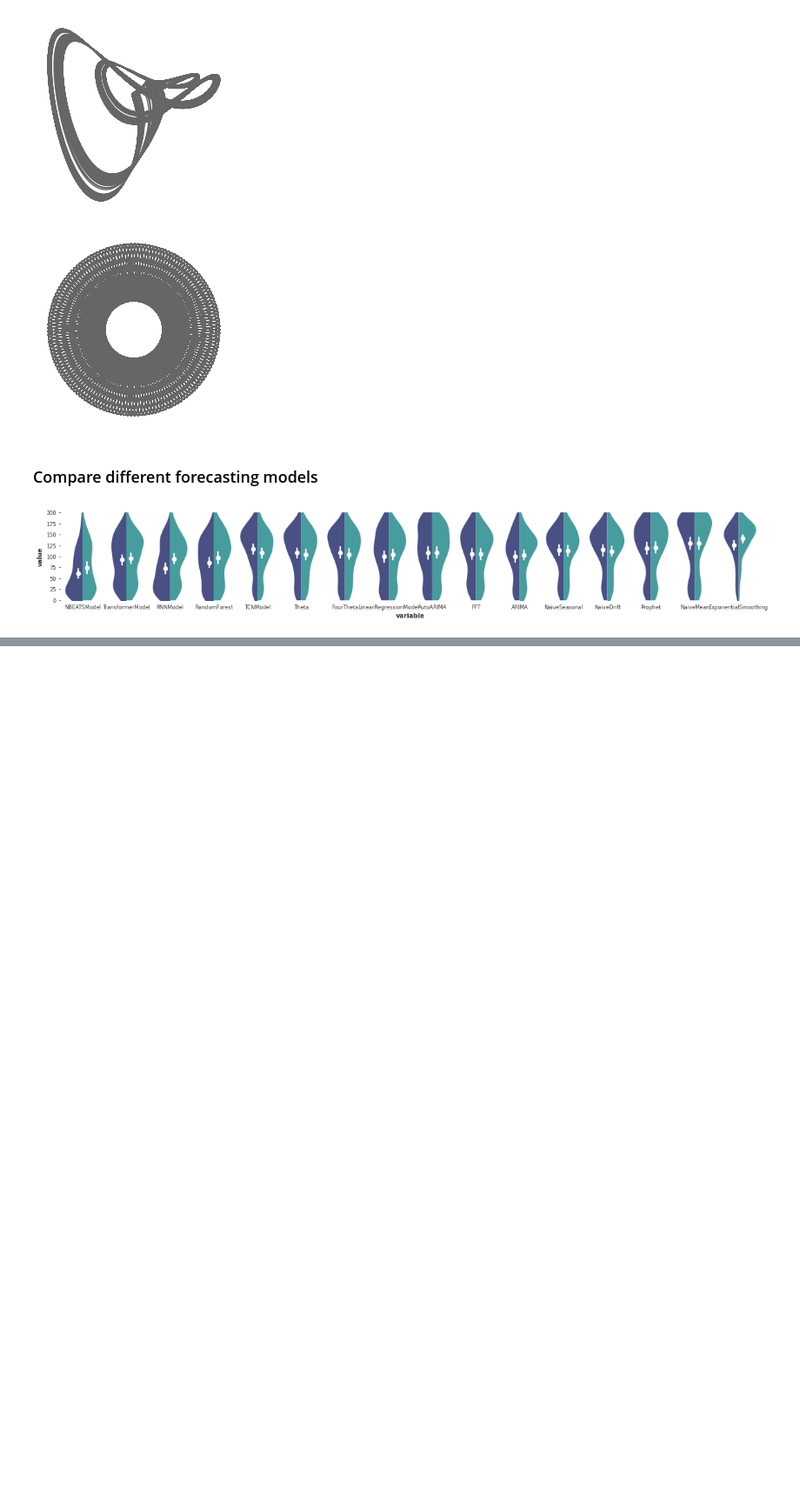
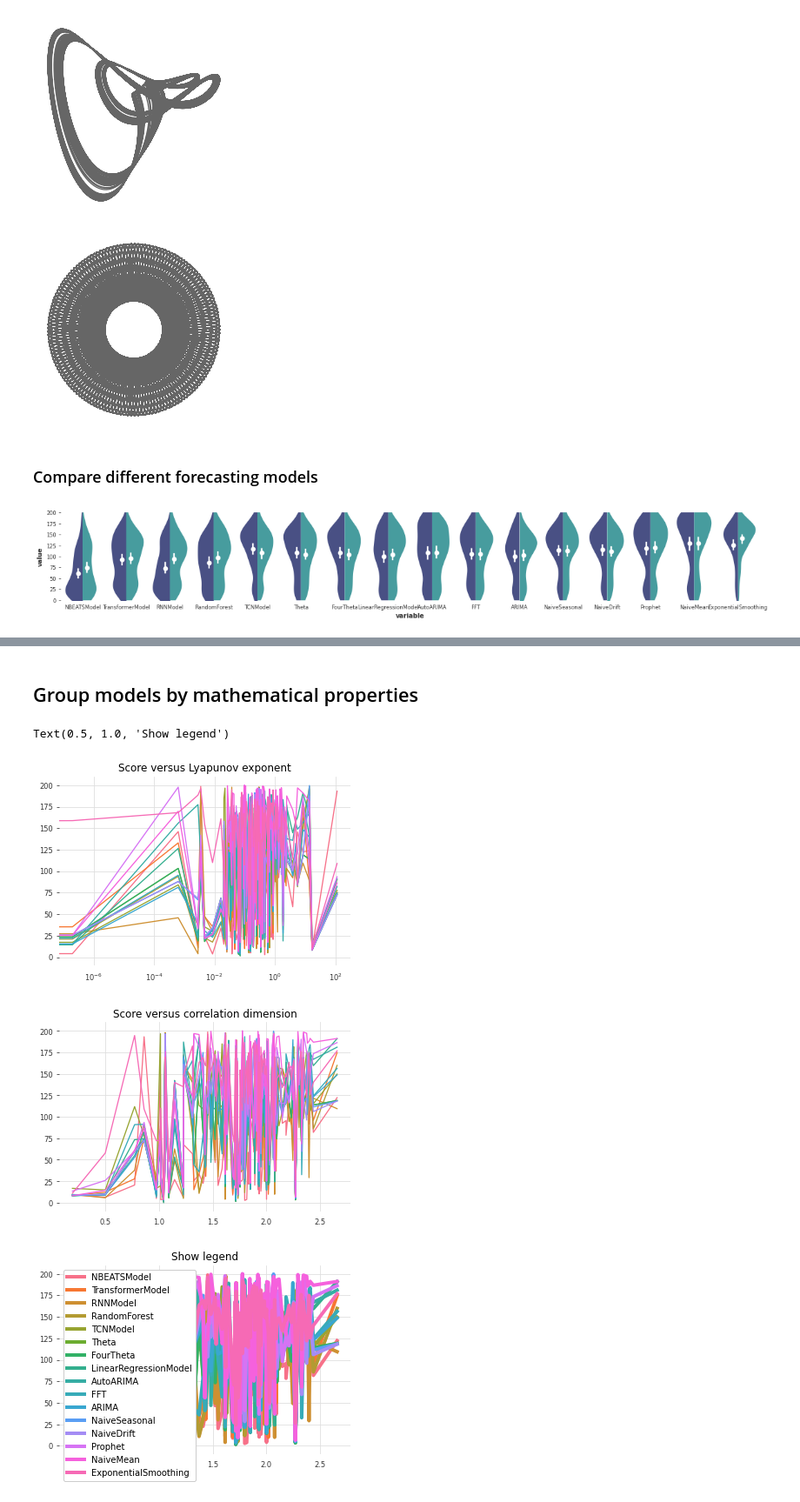
Before and after one commit to williamgilpin/dysts, a Jupyter notebook: benchmarks/figure_forecasting_benchmarks_figures.ipynb, the cells around one changed output, grey strips where cells are left out. Shown at 87% size. Saved outputs shown, nothing was run; the diff lists cells and outputs as text; code cells hidden in the pictures; blank space fills up the shorter version.

Commit message:
add code for forecast results vs mathematical property

```diff
--- a/benchmarks/figure_forecasting_benchmarks_figures.ipynb
+++ b/benchmarks/figure_forecasting_benchmarks_figures.ipynb
@@ -379,0 +415,61 @@ ax.tick_params(axis='both', which='both', length=0)
+# %% [markdown]
+## Group models by mathematical properties
+# %%
+equation_names = list(all_results.keys())
+model_names = list(all_results[equation_names[0]].keys())
+model_names.remove("values")
+score_names = list(all_results[equation_names[0]][model_names[0]].keys())
+score_names.remove("prediction")
+
+results_reduced = dict()
+for equation_name in equation_names:
+    results_reduced[equation_name] = dict()
+    for model_name in model_names:
+        val = all_results[equation_name][model_name]["smape"]
+        results_reduced[equation_name][model_name] = val
+results_reduced = pd.DataFrame.from_dict(results_reduced)
+results_reduced = results_reduced.iloc[sort_order] # sort by median error
+# %%
+sort_inds = all_properties.sort_values(by="maximum_lyapunov_estimated").index
+
+color_list = sns.color_palette("husl", results_reduced.shape[0])
+
+plt.figure()
+for clr, row in zip(color_list, results_reduced[sort_inds].to_numpy()):
+    plt.semilogx(
+        all_properties["maximum_lyapunov_estimated"][sort_inds],
+        row,
+        color=clr
+    )
+plt.title("Score versus Lyapunov exponent")
+
+
+
+
+sort_inds = all_properties.sort_values(by="correlation_dimension").index
+
+plt.figure()
+for clr, row in zip(color_list, results_reduced[sort_inds].to_numpy()):
+    plt.plot(
+        all_properties["correlation_dimension"][sort_inds],
+        row,
+        color=clr
+    )
+plt.title("Score versus correlation dimension")
+
+
+plt.figure()
+for clr, row in zip(color_list, results_reduced[sort_inds].to_numpy()):
+    plt.plot(
+        all_properties["correlation_dimension"][sort_inds],
+        row,
+        color=clr,
+        linewidth=4
+    )
+plt.legend(results_reduced.index, facecolor='white', framealpha=1, frameon=True)
+plt.title("Show legend")
+# %% [output]
+Text(0.5, 1.0, 'Show legend')
+[figure, added]
+[figure, added]
+[figure, added]
```
Also changed, not shown: parts of 10 cells of this notebook.
